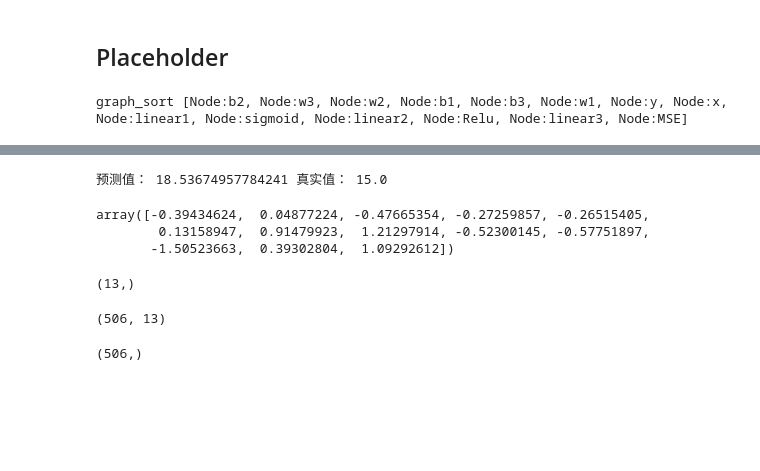
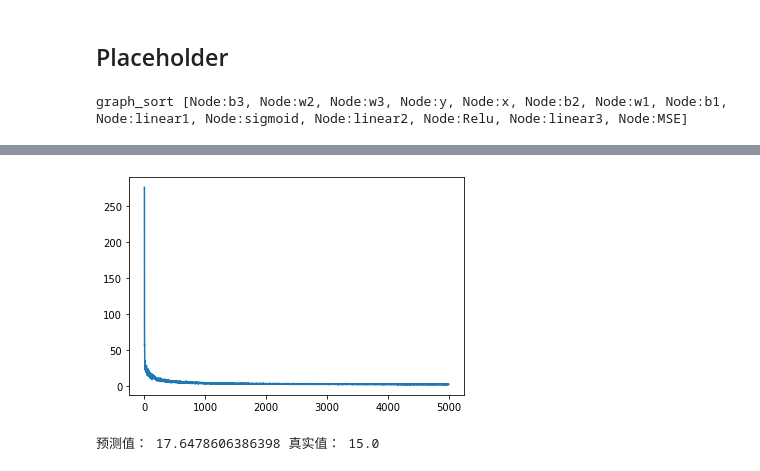
Before and after one commit to qyzhizi/handwriting_deep_learning_framework, a Jupyter notebook: 通用神经网络框架.ipynb, the cells around one changed output, grey strips where cells are left out. Saved outputs shown, nothing was run; the diff lists cells and outputs as text; code cells hidden in the pictures; blank space fills up the shorter version.

```diff
--- a/通用神经网络框架.ipynb
+++ b/通用神经网络框架.ipynb
@@ -359,7 +356,7 @@ mlp = MLP(x_, y_)
 graph_sort = toplogical_sort(mlp.feed_dict)  #拓扑排序
 print("graph_sort", graph_sort)
 m = x_.shape[0]
-steps_per_epoch = 1 #m // batch_size
+steps_per_epoch = m // batch_size
 
 
 def train(model,
@@ -372,10 +369,8 @@ def train(model,
         loss = 0
         for b in range(steps_per_epoch):
             X_batch, y_batch = resample(x_, y_, n_samples=batch_size)
-            print(X_batch.shape, y_batch.shape)
             mlp.x.value = X_batch  # 在这更新值
             mlp.y.value = y_batch
-            # print(X_batch.shape)
             run_steps(graph_sort, monitor=False)
 
             optimize(graph_sort, learning_rate=learning_rate)
@@ -386,12 +381,12 @@ def train(model,
         losses.append(loss / steps_per_epoch)
     #print("loss:{}".format(np.mean(losses)))
 
-    # save_model("mlp.zip", model)
-    # plt.plot(losses)
-    # plt.savefig("many_vectoy.png")
-    # plt.show()
+    save_model("mlp.zip", model)
+    plt.plot(losses)
+    plt.savefig("many_vectoy.png")
+    plt.show()
 # %% [output]
-graph_sort [Node:b2, Node:w3, Node:w2, Node:b1, Node:b3, Node:w1, Node:y, Node:x, Node:linear1, Node:sigmoid, Node:linear2, Node:Relu, Node:linear3, Node:MSE]
+graph_sort [Node:b3, Node:w2, Node:w3, Node:y, Node:x, Node:b2, Node:w1, Node:b1, Node:linear1, Node:sigmoid, Node:linear2, Node:Relu, Node:linear3, Node:MSE]
 # %%
-train(mlp, epoch=1)
+train(mlp)
 # %% [output]
@@ -406,3 +410,4 @@ epoch:0,loss:355.6432728535465
+[figure, added]
 # %%
 load_model("mlp.zip",mlp)
 def predict(x_rm, graph,model):
@@ -414,22 +419,4 @@ def predict(x_rm, graph,model):
 print("预测值：",predict(x_[10],graph_sort,mlp),"真实值：",y_[10])
     #预测值： 18.52534730151933 真实值： 15.0
 # %% [output]
-预测值： 18.53674957784241 真实值： 15.0
+预测值： 17.6478606386398 真实值： 15.0
-# %%
-x_[10]
-# %% [output]
-array([-0.39434624,  0.04877224, -0.47665354, -0.27259857, -0.26515405,
-        0.13158947,  0.91479923,  1.21297914, -0.52300145, -0.57751897,
-       -1.50523663,  0.39302804,  1.09292612])
-# %%
-print(x_[10].shape)
-# %% [output]
-(13,)
-# %%
-print(x_.shape)
-# %% [output]
-(506, 13)
-# %%
-print(y_.shape)
-# %% [output]
-(506,)
```
Also changed, not shown: parts of 3 cells of this notebook, 3 other files.
